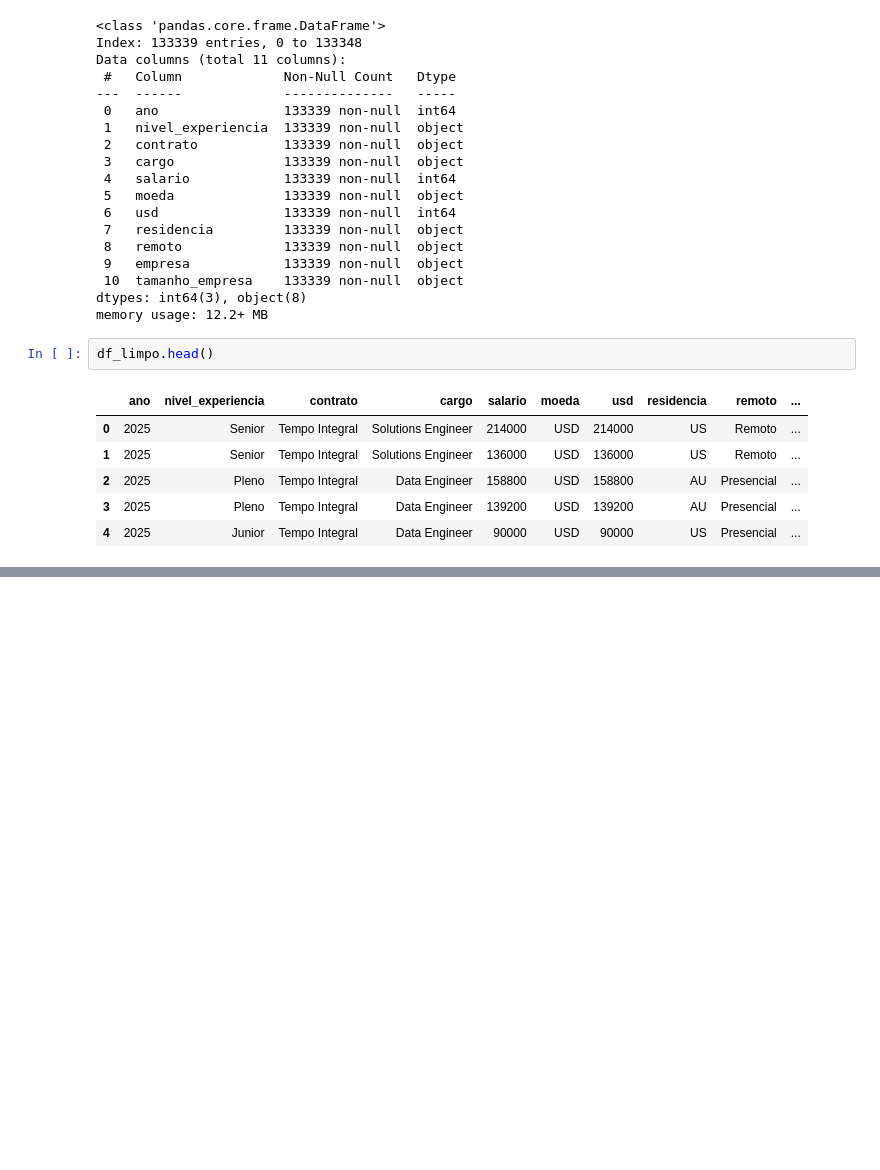
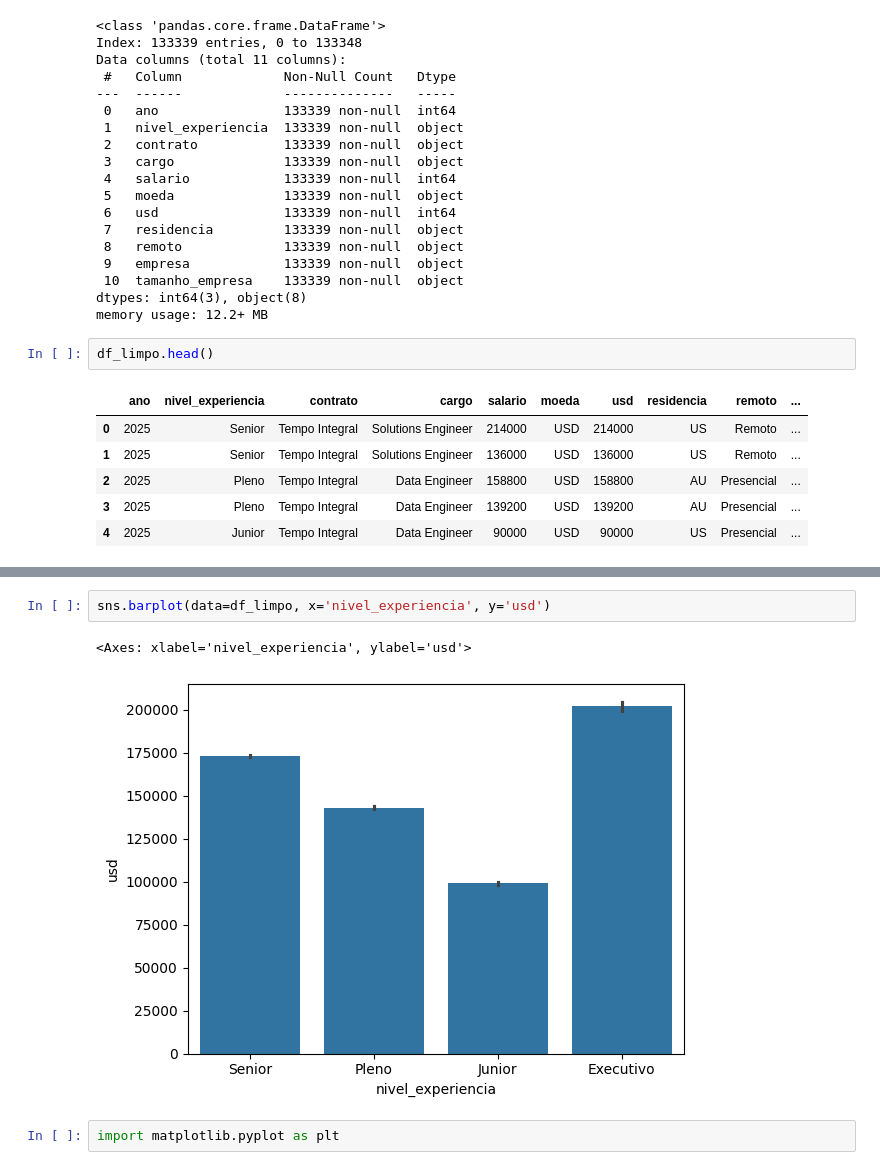
Before and after one commit to FerDelbo/imersao_dados_alura, a Jupyter notebook: aulas.ipynb, the cells around one changed output, grey strips where cells are left out. Cells and saved outputs as stored; diff of their text form; blank space fills up the shorter version.

```diff
--- a/aulas.ipynb
+++ b/aulas.ipynb
@@ -503,0 +524,7 @@ df_limpo.head()
+# %%
+sns.barplot(data=df_limpo, x='nivel_experiencia', y='usd')
+# %% [output]
+<Axes: xlabel='nivel_experiencia', ylabel='usd'>
+[figure, added]
+# %%
+import matplotlib.pyplot as plt
```
Also changed, not shown: parts of 20 cells of this notebook.
